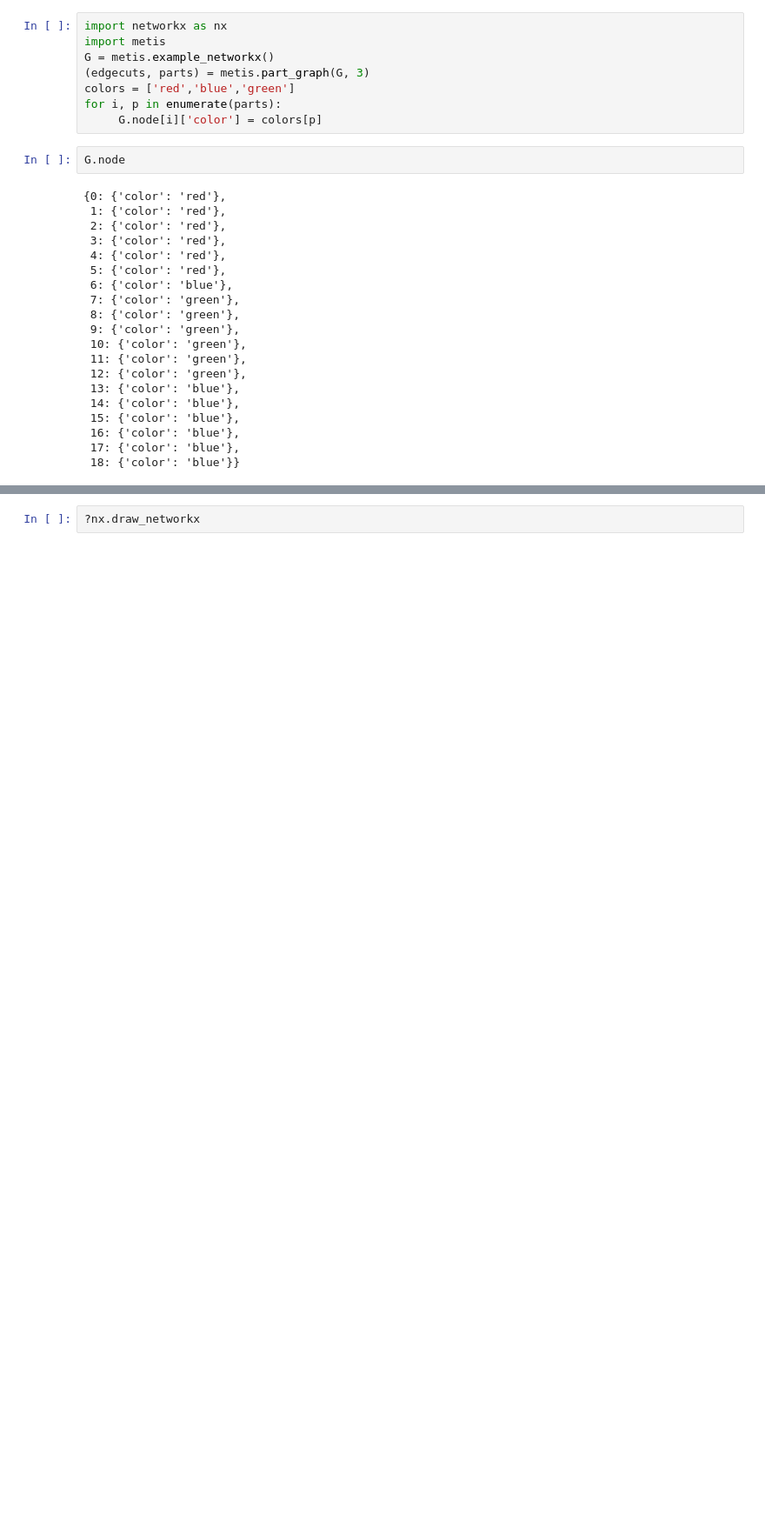
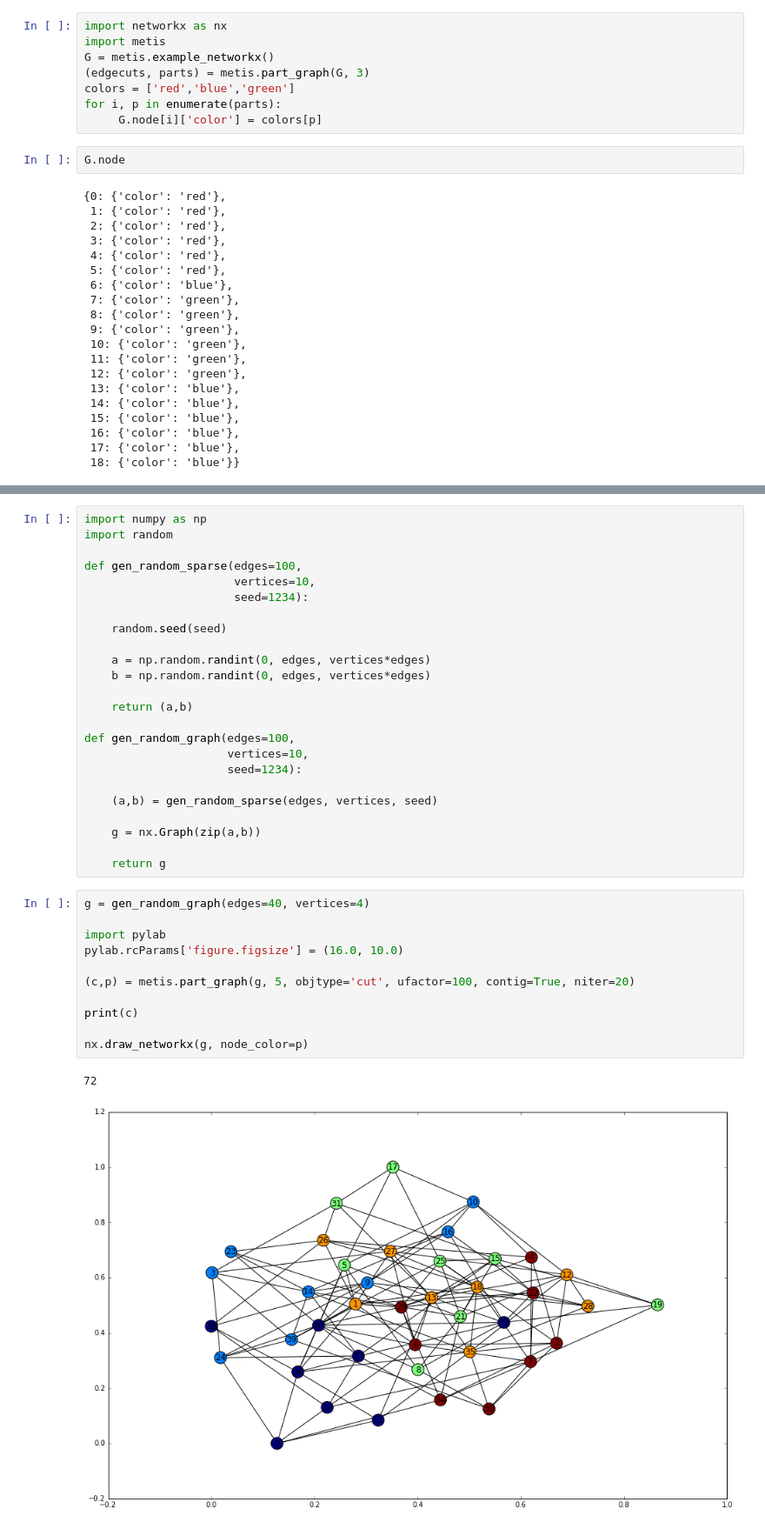
Before and after one commit to yama1968/Spikes, a Jupyter notebook: python/metis_test_1.ipynb, the cells around one changed output, grey strips where cells are left out. Shown at 87% size. Drawn from its saved outputs; the diff is of its cells as text; blank space fills up the shorter version.

Commit message:
play with metis

```diff
--- a/python/metis_test_1.ipynb
+++ b/python/metis_test_1.ipynb
@@ -50,2 +50,38 @@ nx.draw_networkx(g3, node_color=metis.part_graph(g3,3)[1])
-# %%
-?nx.draw_networkx
+# %%
+import numpy as np
+import random
+
+def gen_random_sparse(edges=100,
+                      vertices=10,
+                      seed=1234):
+
+    random.seed(seed)
+
+    a = np.random.randint(0, edges, vertices*edges)
+    b = np.random.randint(0, edges, vertices*edges)
+
+    return (a,b)
+
+def gen_random_graph(edges=100,
+                     vertices=10,
+                     seed=1234):
+
+    (a,b) = gen_random_sparse(edges, vertices, seed)
+
+    g = nx.Graph(zip(a,b))
+
+    return g
+# %%
+g = gen_random_graph(edges=40, vertices=4)
+
+import pylab
+pylab.rcParams['figure.figsize'] = (16.0, 10.0)
+
+(c,p) = metis.part_graph(g, 5, objtype='cut', ufactor=100, contig=True, niter=20)
+
+print(c)
+
+nx.draw_networkx(g, node_color=p)
+# %% [output]
+72
+[figure, added]
```
Also changed, not shown: parts of 12 cells of this notebook, 7 other files.
